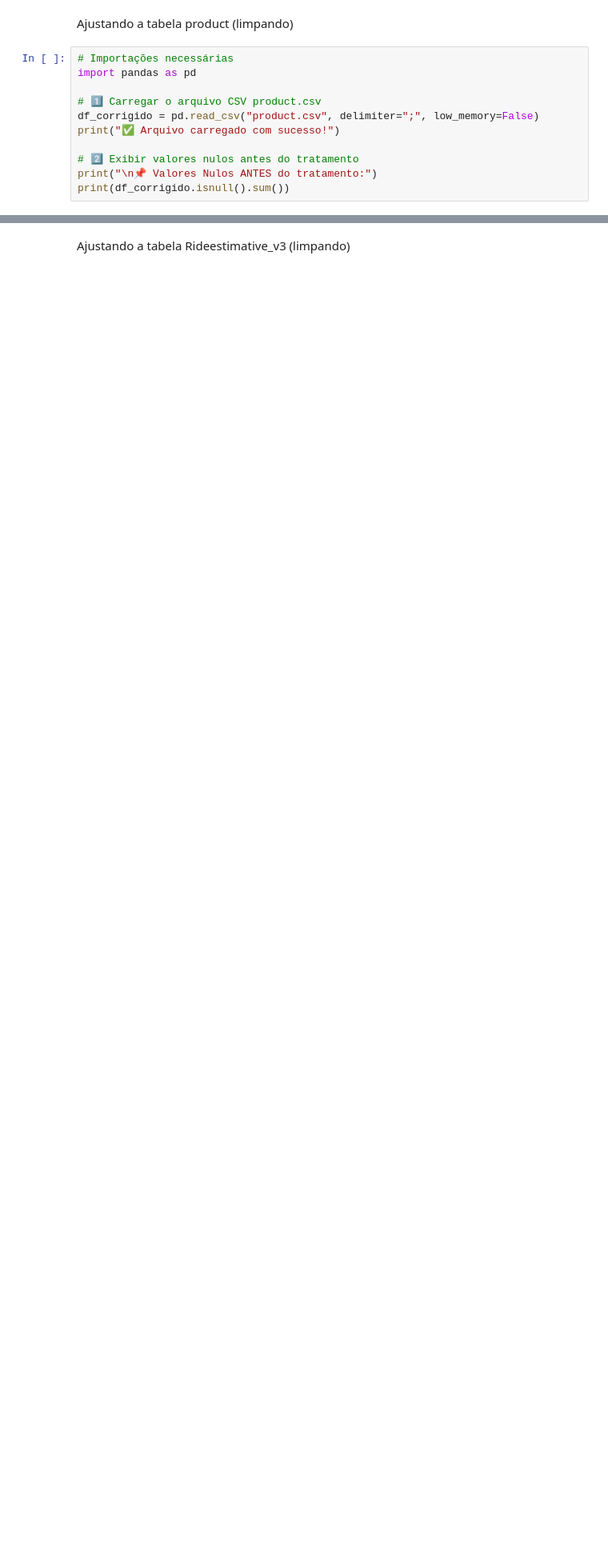
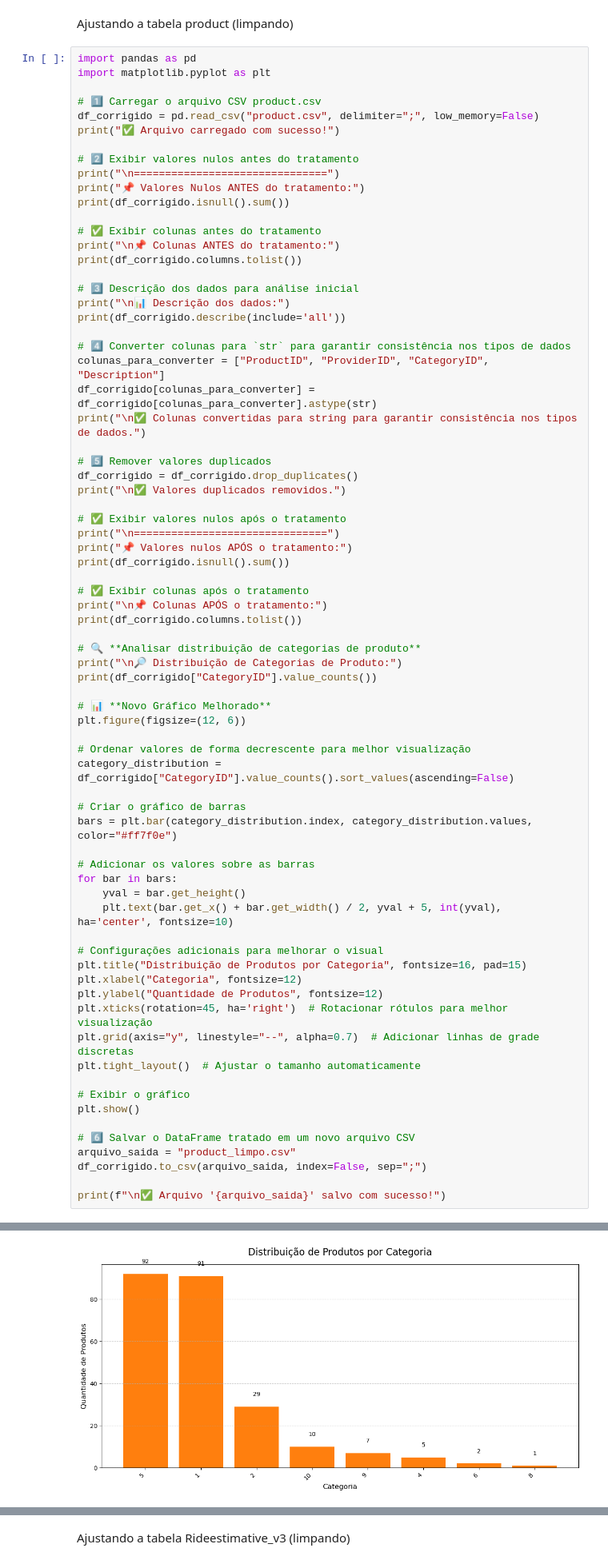
Before and after one commit to 2025-1-NADS4/Projeto1, a Jupyter notebook: documentos/Entrega 1 - 11.03/Ciência de Dados e Big Data/DadosUbere99.ipynb, the cells around one changed output, grey strips where cells are left out. Shown: that part at 80% size. Cells and saved outputs as stored; diff of their text form; blank space fills up the shorter version.

```diff
--- a/documentos/Entrega 1 - 11.03/Ciência de Dados e Big Data/DadosUbere99.ipynb
+++ b/documentos/Entrega 1 - 11.03/Ciência de Dados e Big Data/DadosUbere99.ipynb
@@ -119,16 +202,78 @@ dtype: int64
 # %% [markdown]
 Ajustando a tabela product (limpando)
 # %%
-# Importações necessárias
 import pandas as pd
+import matplotlib.pyplot as plt
 
 # 1️⃣ Carregar o arquivo CSV product.csv
 df_corrigido = pd.read_csv("product.csv", delimiter=";", low_memory=False)
 print("✅ Arquivo carregado com sucesso!")
 
 # 2️⃣ Exibir valores nulos antes do tratamento
-print("\n📌 Valores Nulos ANTES do tratamento:")
+print("\n===============================")
+print("📌 Valores Nulos ANTES do tratamento:")
 print(df_corrigido.isnull().sum())
+
+# ✅ Exibir colunas antes do tratamento
+print("\n📌 Colunas ANTES do tratamento:")
+print(df_corrigido.columns.tolist())
+
+# 3️⃣ Descrição dos dados para análise inicial
+print("\n📊 Descrição dos dados:")
+print(df_corrigido.describe(include='all'))
+
+# 4️⃣ Converter colunas para `str` para garantir consistência nos tipos de dados
+colunas_para_converter = ["ProductID", "ProviderID", "CategoryID", "Description"]
+df_corrigido[colunas_para_converter] = df_corrigido[colunas_para_converter].astype(str)
+print("\n✅ Colunas convertidas para string para garantir consistência nos tipos de dados.")
+
+# 5️⃣ Remover valores duplicados
+df_corrigido = df_corrigido.drop_duplicates()
+print("\n✅ Valores duplicados removidos.")
+
+# ✅ Exibir valores nulos após o tratamento
+print("\n===============================")
+print("📌 Valores nulos APÓS o tratamento:")
+print(df_corrigido.isnull().sum())
+
+# ✅ Exibir colunas após o tratamento
+print("\n📌 Colunas APÓS o tratamento:")
+print(df_corrigido.columns.tolist())
+
+# 🔍 **Analisar distribuição de categorias de produto**
+print("\n🔎 Distribuição de Categorias de Produto:")
+print(df_corrigido["CategoryID"].value_counts())
+
+# 📊 **Novo Gráfico Melhorado**
+plt.figure(figsize=(12, 6))
+
+# Ordenar valores de forma decrescente para melhor visualização
+category_distribution = df_corrigido["CategoryID"].value_counts().sort_values(ascending=False)
+
+# Criar o gráfico de barras
+bars = plt.bar(category_distribution.index, category_distribution.values, color="#ff7f0e")
+
+# Adicionar os valores sobre as barras
+for bar in bars:
+    yval = bar.get_height()
+    plt.text(bar.get_x() + bar.get_width() / 2, yval + 5, int(yval), ha='center', fontsize=10)
+
+# Configurações adicionais para melhorar o visual
+plt.title("Distribuição de Produtos por Categoria", fontsize=16, pad=15)
+plt.xlabel("Categoria", fontsize=12)
+plt.ylabel("Quantidade de Produtos", fontsize=12)
+plt.xticks(rotation=45, ha='right')  # Rotacionar rótulos para melhor visualização
+plt.grid(axis="y", linestyle="--", alpha=0.7)  # Adicionar linhas de grade discretas
+plt.tight_layout()  # Ajustar o tamanho automaticamente
+
+# Exibir o gráfico
+plt.show()
+
+# 6️⃣ Salvar o DataFrame tratado em um novo arquivo CSV
+arquivo_saida = "product_limpo.csv"
+df_corrigido.to_csv(arquivo_saida, index=False, sep=";")
+
+print(f"\n✅ Arquivo '{arquivo_saida}' salvo com sucesso!")
 # %% [output]
 ✅ Arquivo carregado com sucesso!
 
@@ -140,0 +295 @@ dtype: int64
+[figure, added]
```
Also changed, not shown: parts of 5 cells of this notebook.
